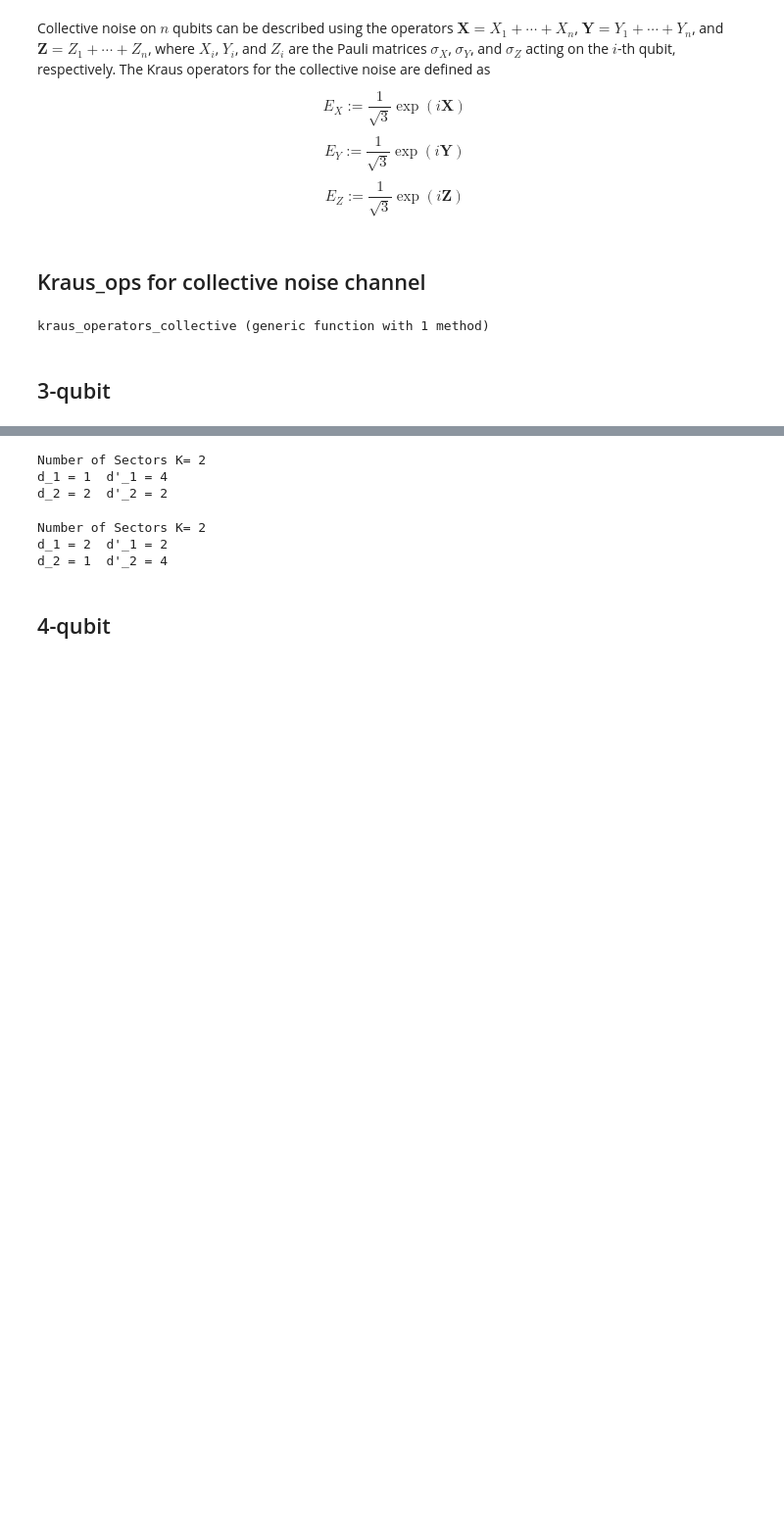
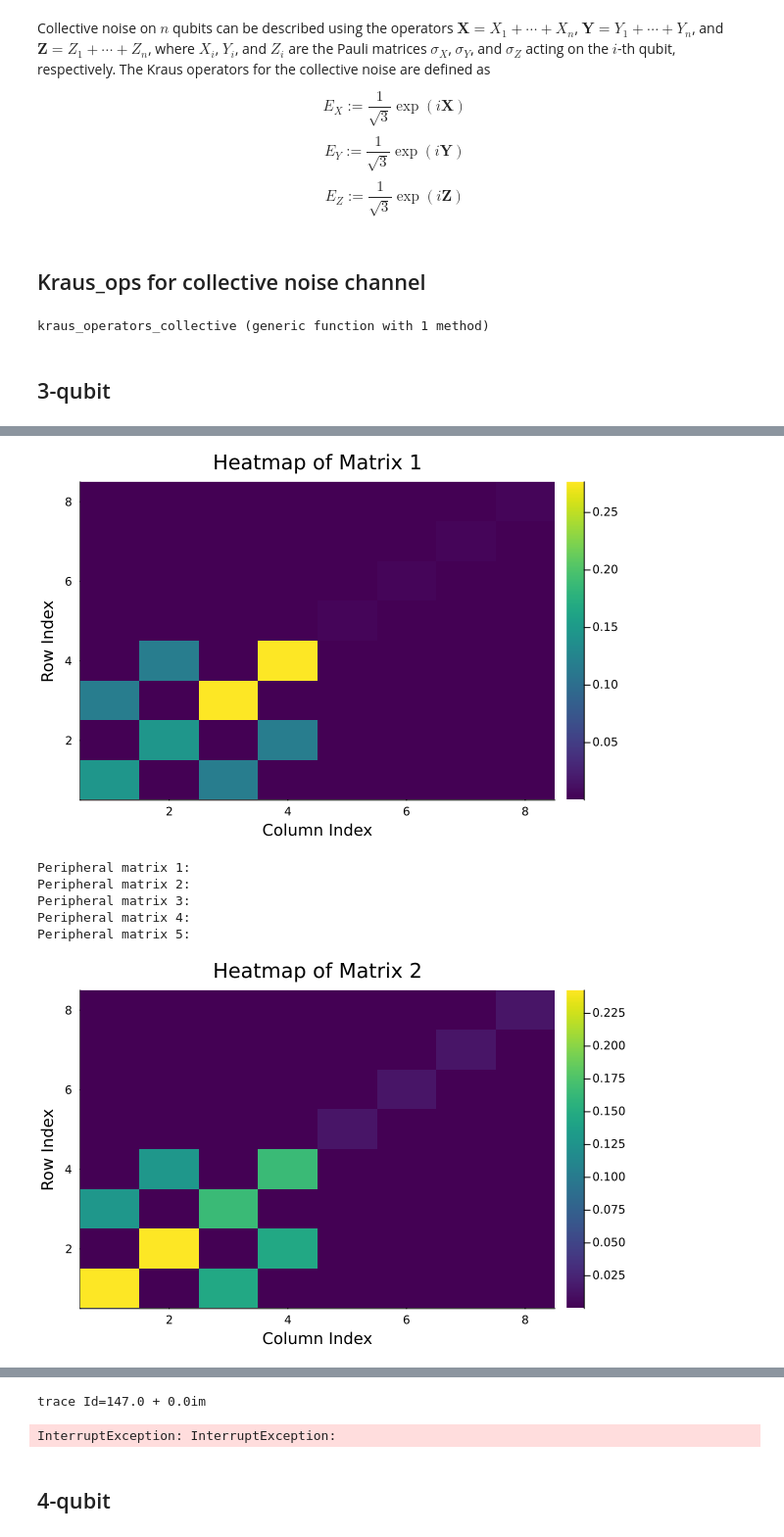
Before and after one commit to mostafataheri75/structure-of-the-peripheral-subspace, a Jupyter notebook: Example.ipynb, the cells around one changed output, grey strips where cells are left out. Shown at 98% size. Cells and saved outputs as stored; diff of their text form; code cells hidden in the pictures; blank space fills up the shorter version.

```diff
--- a/Example.ipynb
+++ b/Example.ipynb
@@ -54,5 +73,5 @@ Number of Sectors K= 2
 d_1 = 2  d'_1 = 1
 d_2 = 2  d'_2 = 1
 # %%
-P_C, P=structure_of_fixed_subspace(kraus_ops);
+P_C, P,basis,U_matrix=structure_of_fixed_subspace(kraus_ops);
 # %% [output]
@@ -116,0 +157,32 @@ kraus_ops= kraus_operators_collective(3);
+# %%
+# Compute the peripheral projector
+T_p = compute_peripheral_projector(kraus_ops)
+
+# Get right and left eigenvectors with eigenvalue modulus 1
+right_eigvecs_fixed, left_eigvecs_fixed = left_and_right_eigenvectors_with_eigenvalue_one(T_p);
+peripheral_subspace= right_eigvecs_fixed;
+# %%
+
+for i in 1:size(peripheral_subspace)[1]
+    M = U_matrix' * peripheral_subspace[i] * U_matrix
+    # Compute absolute values of the matrix
+    abs_M = abs.(M)
+
+    # Plot the heatmap
+    heatmap(
+        abs_M,
+        color=:viridis,          # Use the 'viridis' color map
+        title="Heatmap of Matrix $i",
+        xlabel="Column Index",
+        ylabel="Row Index"
+    )
+    display(heatmap(abs_M, color=:viridis, title="Heatmap of Matrix $i", xlabel="Column Index", ylabel="Row Index"))
+end
+# %% [output]
+[figure, added]
+Peripheral matrix 1:
+Peripheral matrix 2:
+Peripheral matrix 3:
+Peripheral matrix 4:
+Peripheral matrix 5:
+[figure, added]
@@ -117,15 +192,8 @@ kraus_ops= kraus_operators_collective(3);
 # %%
-P_C, P=structure_of_peripheral_subspace(kraus_ops);
+P_C, P,basis,U_matrix=structure_of_fixed_subspace(kraus_ops);
 # %% [output]
-Number of Sectors K= 2
-d_1 = 1  d'_1 = 4
-d_2 = 2  d'_2 = 2
+trace Id=147.0 + 0.0im
+InterruptException: InterruptException:
-# %%
-P_C, P=structure_of_fixed_subspace(kraus_ops);
-# %% [output]
-Number of Sectors K= 2
-d_1 = 2  d'_1 = 2
-d_2 = 1  d'_2 = 4
 # %% [markdown]
 ## 4-qubit
 # %%
```
Also changed, not shown: parts of 26 cells of this notebook, 5 other files.
